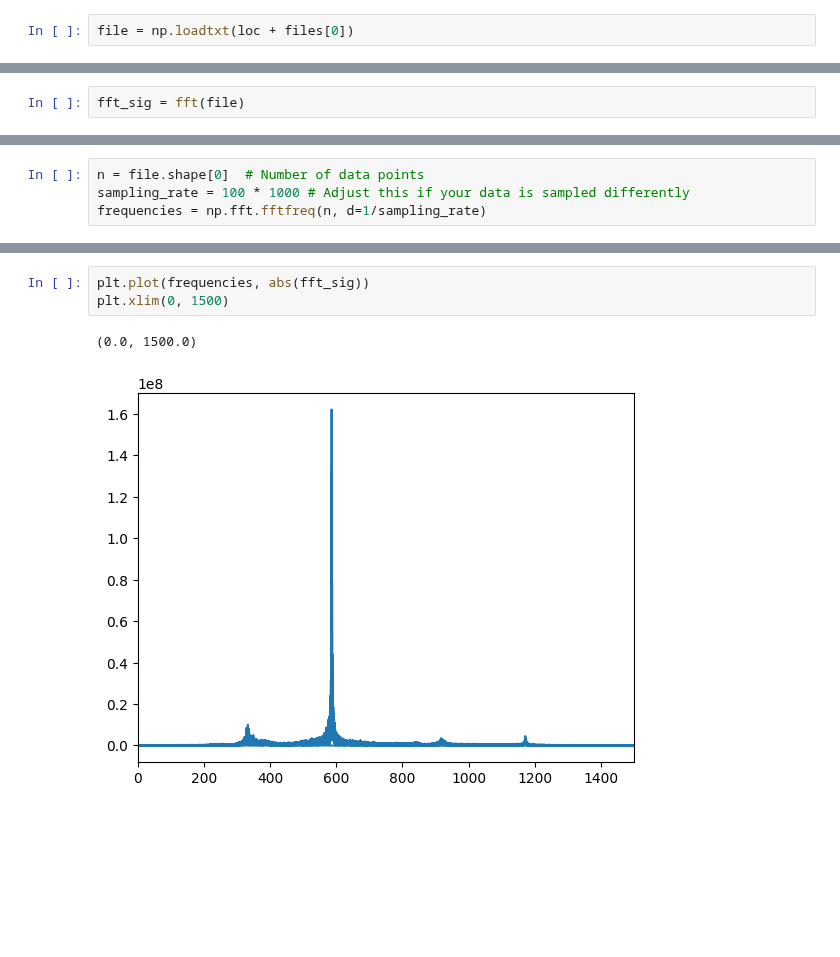
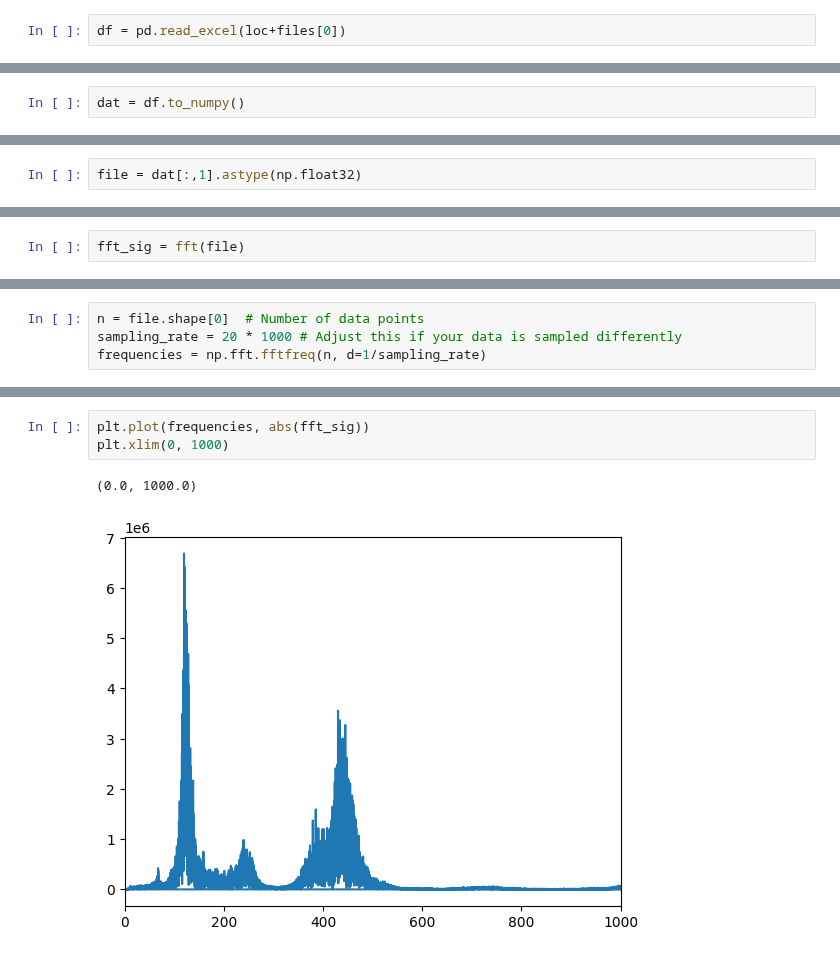
Before and after one commit to CaffineAddic/Wavelet_transforms_in_schlieren_flame_images, a Jupyter notebook: IIST_data/Pressure_data_1.ipynb, the cells around one changed output, grey strips where cells are left out. Cells and saved outputs as stored; diff of their text form; blank space fills up the shorter version.

```diff
--- a/IIST_data/Pressure_data_1.ipynb
+++ b/IIST_data/Pressure_data_1.ipynb
@@ -9,2 +24,2 @@ files = os.listdir(loc)
 # %%
-file = np.loadtxt(loc + files[0])
+df = pd.read_excel(loc+files[0])
@@ -15,2 +35,6 @@ file.max()
+# %%
+dat = df.to_numpy()
 # %%
 import matplotlib.pyplot as plt
+# %%
+file = dat[:,1].astype(np.float32)
@@ -23,4 +47,4 @@ file.shape[0]
 # %%
 n = file.shape[0]  # Number of data points
-sampling_rate = 100 * 1000 # Adjust this if your data is sampled differently
+sampling_rate = 20 * 1000 # Adjust this if your data is sampled differently
 frequencies = np.fft.fftfreq(n, d=1/sampling_rate)
@@ -27,6 +56,6 @@ frequencies = np.fft.fftfreq(n, d=1/sampling_rate)
 # %%
 plt.plot(frequencies, abs(fft_sig))
-plt.xlim(0, 1500)
+plt.xlim(0, 1000)
 # %% [output]
-(0.0, 1500.0)
+(0.0, 1000.0)
-[figure, old version]
+[figure, new version]
```
Also changed, not shown: parts of 8 cells of this notebook, 1 other file.
